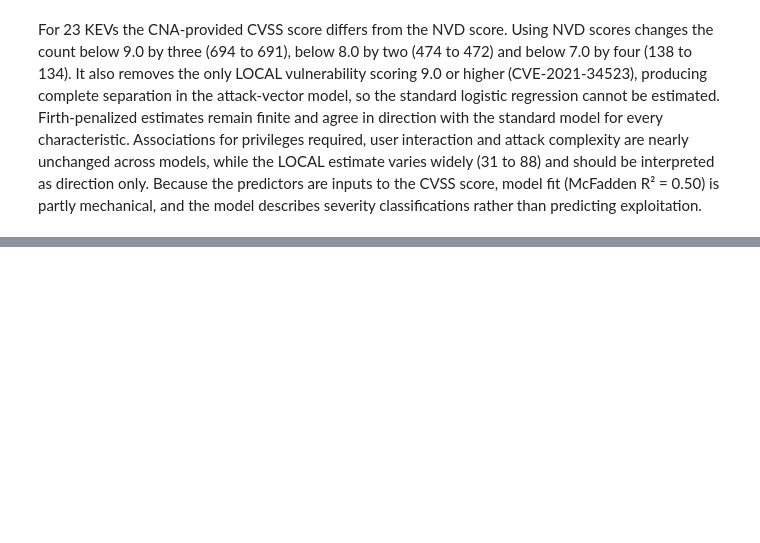
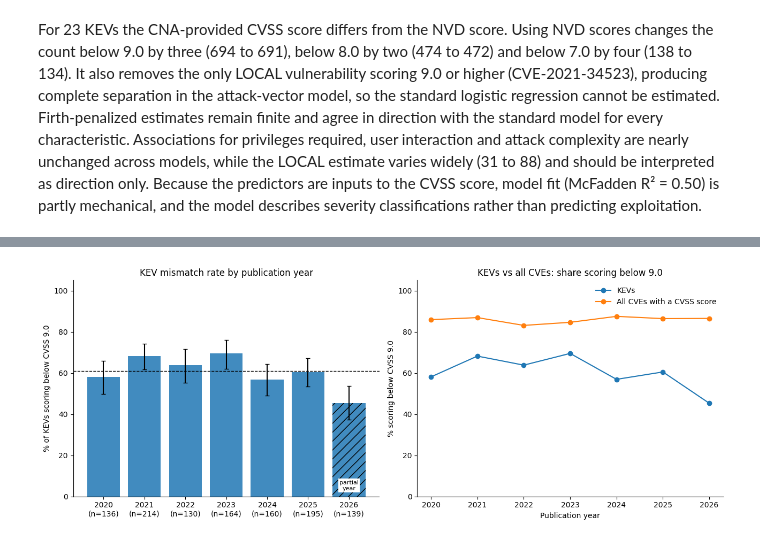
Before and after one commit to aaliyahmjh/data698-capstone, a Jupyter notebook: notebooks/core_eda.ipynb, the cells around one changed output, grey strips where cells are left out. Cells and saved outputs as stored; diff of their text form; code cells hidden in the pictures; blank space fills up the shorter version.

```diff
--- a/notebooks/core_eda.ipynb
+++ b/notebooks/core_eda.ipynb
@@ -4741,0 +5387,20 @@ For 23 KEVs the CNA-provided CVSS score differs from the NVD score. Using NVD sc
+# %%
+pop = ep.loc[ep["cvss_score"].notna()].copy()
+pop["publication_year"] = pop["publication_year"].astype(int)
+pop_year = (pop.groupby("publication_year")
+              .agg(cves_with_cvss=("cve", "size"),
+                   pct_below_9=("cvss_score", lambda s: (s < 9.0).mean() * 100),
+                   median_cvss=("cvss_score", "median"))
+              .round(1).reset_index())
+print("All CVEs with a CVSS score, by publication year:")
+display(pop_year)
+
+print("CVSS version mix of KEVs by publication year (% of that year's KEVs):")
+display((pd.crosstab(yr["publication_year"], yr["cvss_version"], normalize="index") * 100).round(1))
+
+yr["days_to_kev"] = (yr["kev_date_added"] - yr["published"]).dt.days
+print("Days from publication to KEV listing, by publication year:")
+display(yr.groupby("publication_year")["days_to_kev"]
+          .agg(n="count", median="median", p75=lambda s: s.quantile(0.75)).round(0))
+print("Days from publication to KEV listing, mismatched vs not:")
+display(yr.groupby("below9")["days_to_kev"].agg(n="count", median="median", p75=lambda s: s.quantile(0.75)).round(0))
@@ -4741,0 +5442,30 @@ For 23 KEVs the CNA-provided CVSS score differs from the NVD score. Using NVD sc
+# %%
+fig, axes = plt.subplots(1, 2, figsize=(13, 5))
+
+ax = axes[0]
+x = np.arange(len(by_year))
+err = [by_year["pct_below_9"] - by_year["ci_low_9"], by_year["ci_high_9"] - by_year["pct_below_9"]]
+ax.bar(x, by_year["pct_below_9"], yerr=err, capsize=3, color="#1f77b4", alpha=0.85)
+ax.patches[-1].set_hatch("//")
+ax.text(len(by_year) - 1, 3, "partial\nyear", ha="center", fontsize=8,
+        bbox=dict(facecolor="white", edgecolor="none", pad=1.5))
+overall = by_year["n_below_9"].sum() / by_year["n_kev"].sum() * 100
+ax.axhline(overall, color="black", ls="--", lw=1)
+ax.set_xticks(x); ax.set_xticklabels([f"{int(y)}\n(n={n})" for y, n in zip(by_year["publication_year"], by_year["n_kev"])])
+ax.set_ylim(0, 105); ax.set_ylabel("% of KEVs scoring below CVSS 9.0")
+ax.set_title("KEV mismatch rate by publication year")
+
+ax = axes[1]
+ax.plot(by_year["publication_year"], by_year["pct_below_9"], marker="o", label="KEVs")
+ax.plot(pop_year["publication_year"], pop_year["pct_below_9"], marker="o", label="All CVEs with a CVSS score")
+ax.set_ylim(0, 105); ax.set_xlabel("Publication year"); ax.set_ylabel("% scoring below CVSS 9.0")
+ax.set_title("KEVs vs all CVEs: share scoring below 9.0")
+ax.legend(frameon=False)
+
+for a in axes:
+    a.spines["top"].set_visible(False); a.spines["right"].set_visible(False)
+plt.tight_layout()
+plt.savefig(FIGURES_DIR / "kev_mismatch_year_trend.png", dpi=300, bbox_inches="tight")
+plt.show()
+# %% [output]
+[figure, added]
```
Also changed, not shown: parts of 29 cells of this notebook, 17 other files.
